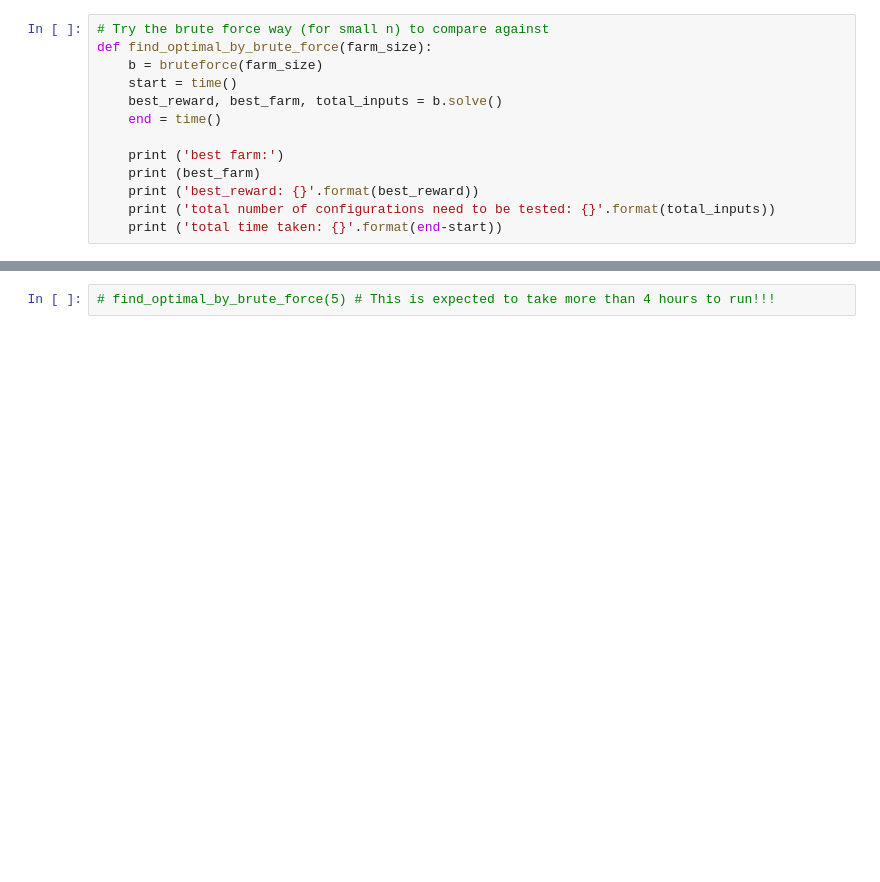
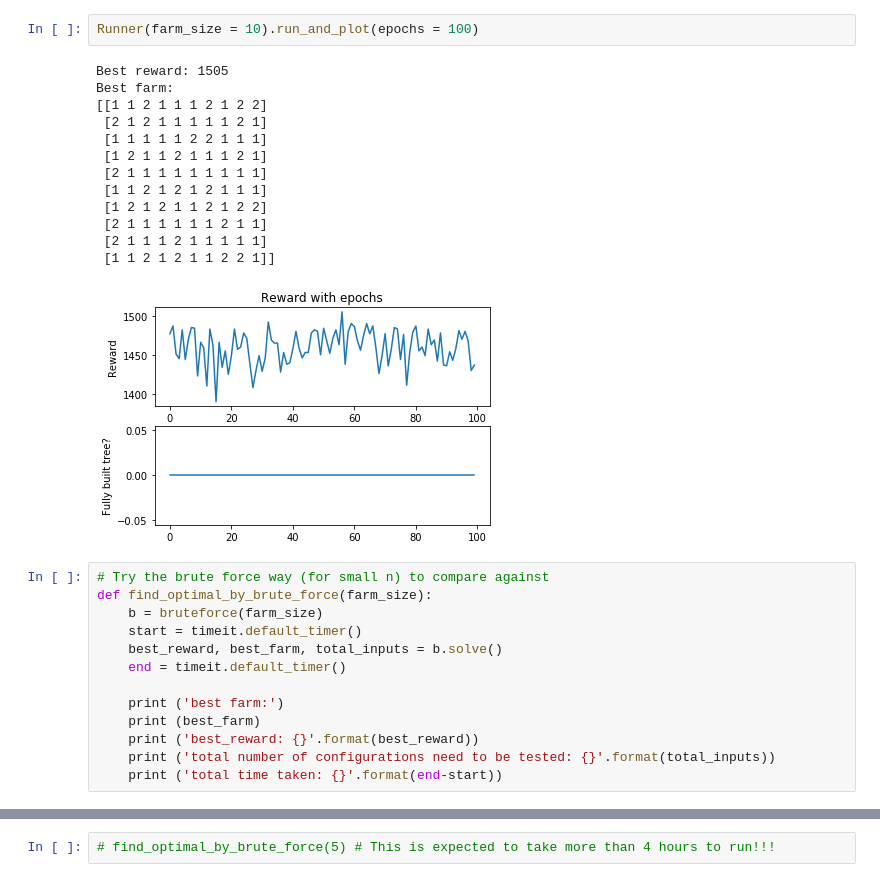
Before and after one commit to PradeepKadubandi/rl-agri, a Jupyter notebook: driver_notebook.ipynb, the cells around one changed output, grey strips where cells are left out. Cells and saved outputs as stored; diff of their text form; blank space fills up the shorter version.

```diff
--- a/driver_notebook.ipynb
+++ b/driver_notebook.ipynb
@@ -70,10 +96,26 @@ print (best_farm)
+# %%
+Runner(farm_size = 10).run_and_plot(epochs = 100)
+# %% [output]
+Best reward: 1505
+Best farm:
+[[1 1 2 1 1 1 2 1 2 2]
+ [2 1 2 1 1 1 1 1 2 1]
+ [1 1 1 1 1 2 2 1 1 1]
+ [1 2 1 1 2 1 1 1 2 1]
+ [2 1 1 1 1 1 1 1 1 1]
+ [1 1 2 1 2 1 2 1 1 1]
+ [1 2 1 2 1 1 2 1 2 2]
+ [2 1 1 1 1 1 1 2 1 1]
+ [2 1 1 1 2 1 1 1 1 1]
+ [1 1 2 1 2 1 1 2 2 1]]
+[figure, added]
 # %%
 # Try the brute force way (for small n) to compare against
 def find_optimal_by_brute_force(farm_size):
     b = bruteforce(farm_size)
-    start = time()
+    start = timeit.default_timer()
     best_reward, best_farm, total_inputs = b.solve()
-    end = time()
+    end = timeit.default_timer()
 
     print ('best farm:')
     print (best_farm)
```
Also changed, not shown: parts of 14 cells of this notebook.
